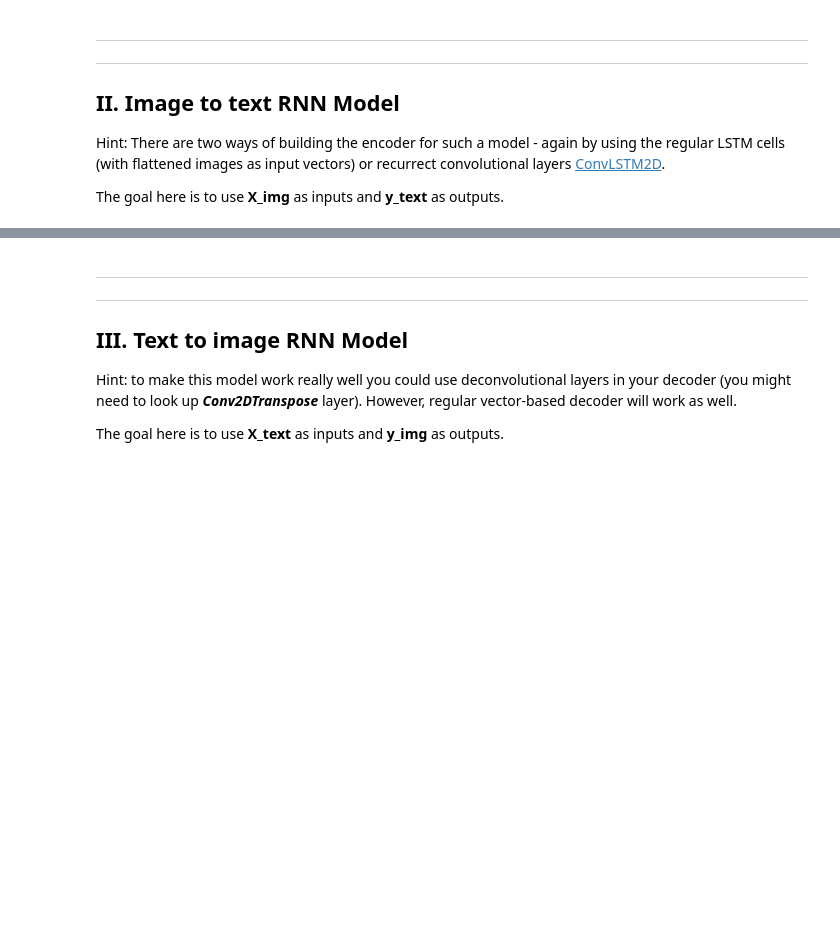
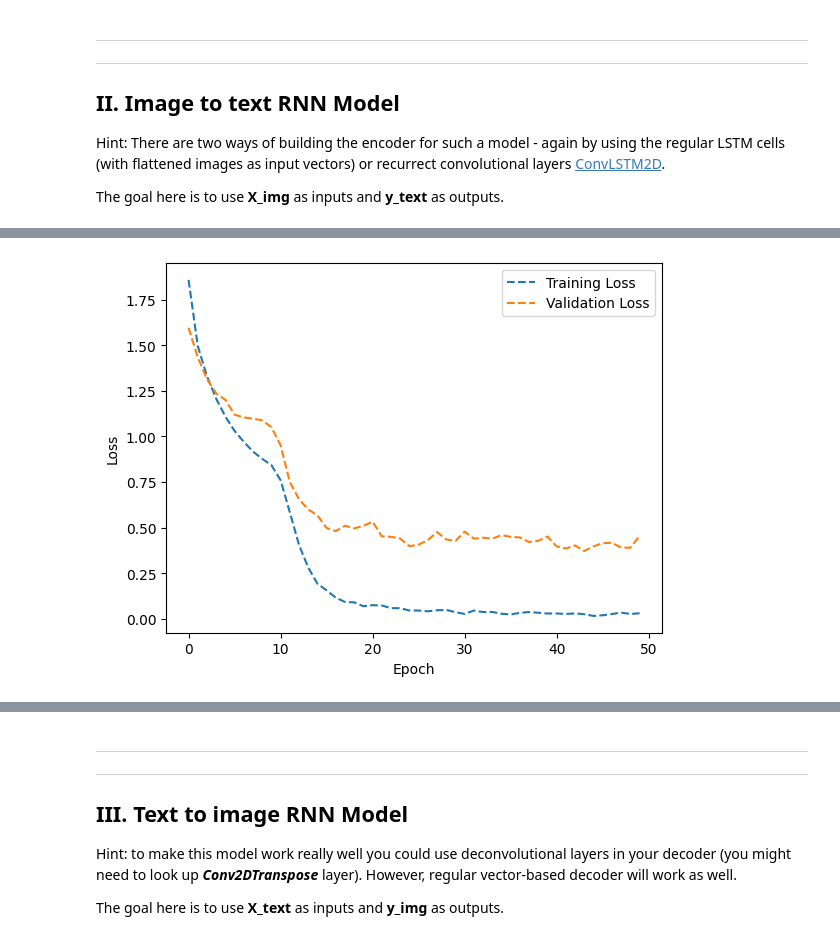
Before and after one commit to JasperSche/A3, a Jupyter notebook: A2_RNNs.ipynb, the cells around one changed output, grey strips where cells are left out. Saved outputs shown, nothing was run; the diff lists cells and outputs as text; code cells hidden in the pictures; blank space fills up the shorter version.

```diff
--- a/A2_RNNs.ipynb
+++ b/A2_RNNs.ipynb
@@ -466,13 +542,23 @@ The goal here is to use **X_img** as inputs and **y_text** as outputs.
 def build_image2text_model(conv = True):
     image2text = tf.keras.Sequential()
     if conv:
-        image2text.add(ConvLSTM2D(filters=32,dropout = 0.1,kernel_size=3,input_shape=(max_query_length, 28, 28,1)))
-        image2text.add(Flatten())
+        image2text.add(ConvLSTM2D(filters=4,kernel_size=(3, 3),return_sequences=True,input_shape=(max_query_length, 28, 28, 1)))
+        image2text.add(TimeDistributed(tf.keras.layers.MaxPooling2D(pool_size=(2, 2))))
+        image2text.add(ConvLSTM2D(filters=8,kernel_size=(3, 3),return_sequences=True,))
+        image2text.add(TimeDistributed(tf.keras.layers.MaxPooling2D(pool_size=(2, 2))))
+
+        image2text.add(TimeDistributed(Flatten()))
+
+        image2text.add(tf.keras.layers.Bidirectional(LSTM(512, return_sequences=True)))
+        image2text.add(LSTM(512))
+
     else:
 
         image2text.add(Flatten(input_shape= (max_query_length,28,28,1)))
         image2text.add(Reshape((5,784)))
-        image2text.add(LSTM(256))
+        image2text.add(tf.keras.layers.Bidirectional(LSTM(512, return_sequences=True)))
+        image2text.add(LSTM(512, return_sequences=True))
+        image2text.add(LSTM(512))
 
 
     image2text.add(RepeatVector(max_answer_length))
@@ -538,0 +574,2 @@ KeyboardInterrupt:
+# %%
+img2txt =  build_image2text_model(False)
@@ -538,0 +598,11 @@ KeyboardInterrupt:
+# %%
+X_train,X_test,y_train,y_test = train_test_split(X_img,y_text_onehot,test_size=0.25, random_state=5)
+X_test,X_val,y_test,y_val = train_test_split(X_test,y_test,test_size=0.5, random_state=5)
+
+
+img2txt_hist = img2txt.fit(
+    X_train,y_train,
+    validation_data = (X_test,y_test),
+    epochs = 50,
+    batch_size = 32
+)
@@ -538,0 +627,12 @@ KeyboardInterrupt:
+# %%
+fig,ax = plt.subplots()
+ax.plot(img2txt_hist.history['loss'],linestyle = '--',label = 'Training Loss')
+ax.plot(img2txt_hist.history['val_loss'],linestyle = '--',label = 'Validation Loss')
+
+
+ax.set_xlabel('Epoch')
+ax.set_ylabel('Loss')
+ax.legend()
+plt.show()
+# %% [output]
+[figure, added]
```
Also changed, not shown: parts of 33 cells of this notebook.
